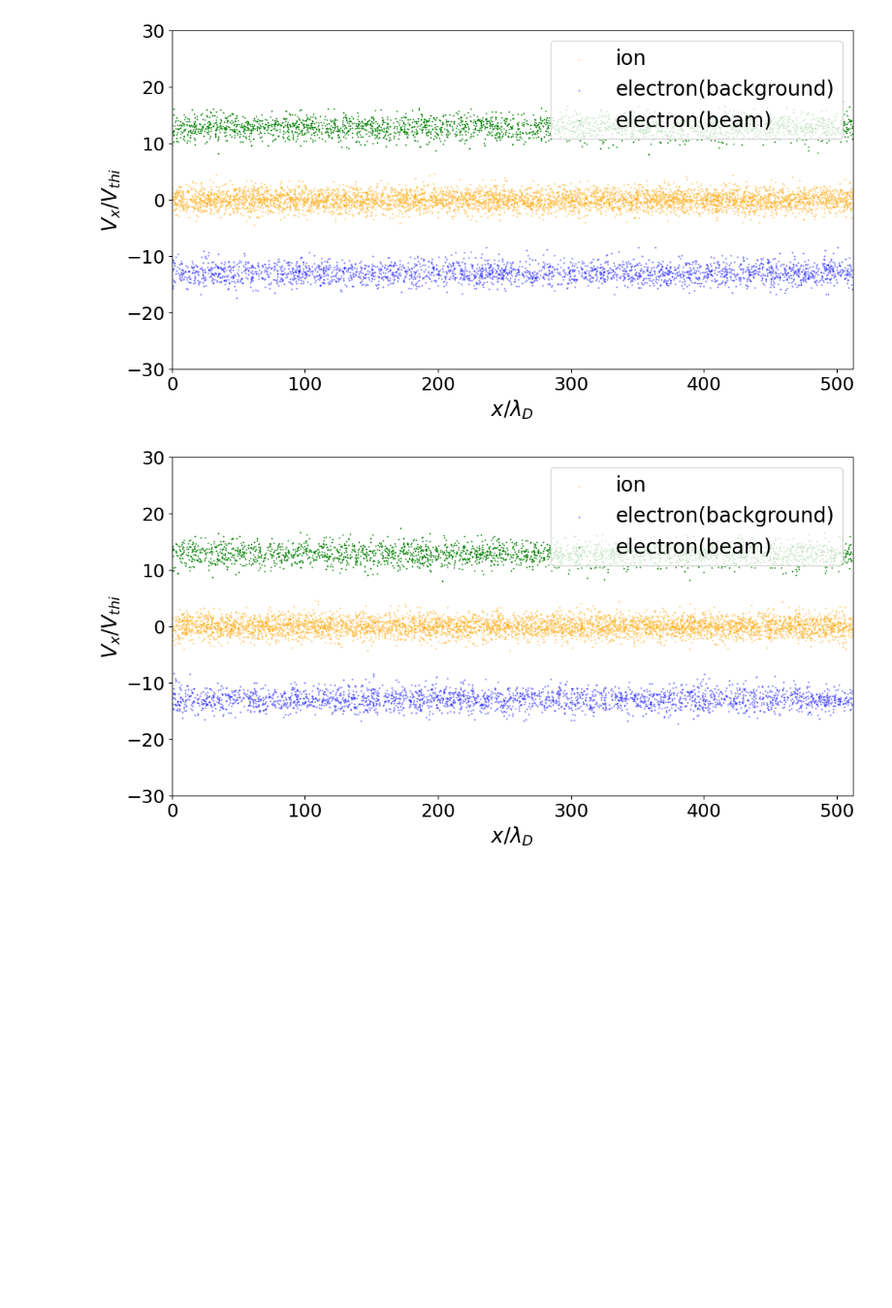
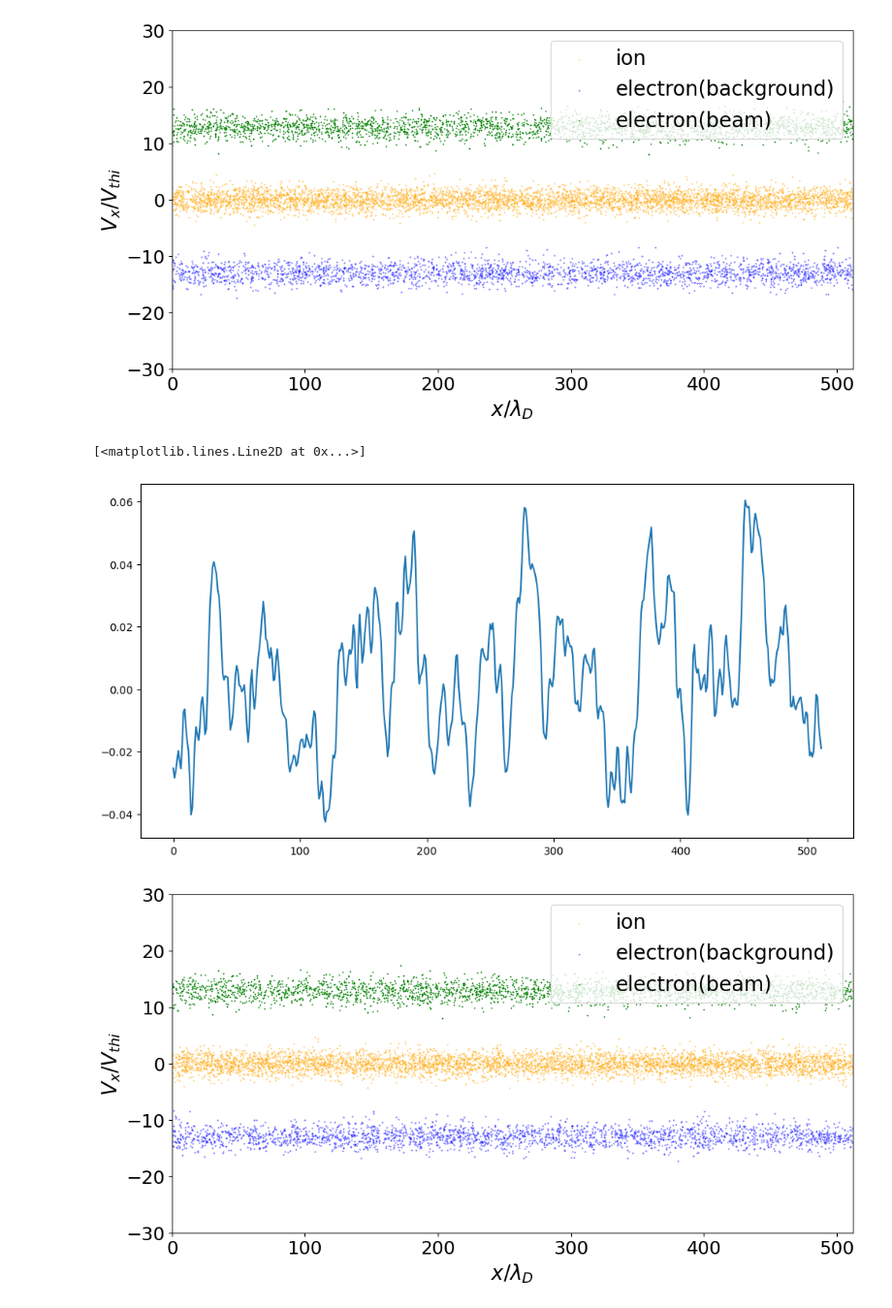
Before and after one commit to keita-akutagawa/pic_cpp_oop, a Jupyter notebook: examples_1D/two_stream_electron/PIC1D_two_stream_electron.ipynb, the cells around one changed output. Shown: that part at 97% size. Drawn from its saved outputs; the diff is of its cells as text; code cells hidden in the pictures; blank space fills up the shorter version.

```diff
--- a/examples_1D/two_stream_electron/PIC1D_two_stream_electron.ipynb
+++ b/examples_1D/two_stream_electron/PIC1D_two_stream_electron.ipynb
@@ -115,6 +87,18 @@ ax.legend(loc='upper right', fontsize=20)
 # %% [output]
 <matplotlib.legend.Legend at 0x...>
 [figure]
+# %%
+fig = plt.figure(figsize=(12, 6))
+ax = fig.add_subplot(111)
+
+step = 10000
+E = np.loadtxt(f"./results/two_stream_electron_E_{step}.txt", delimiter=',').reshape(3, n_x)
+B = np.loadtxt(f"./results/two_stream_electron_B_{step}.txt", delimiter=',').reshape(3, n_x)
+current = np.loadtxt(f"./results/two_stream_electron_current_{step}.txt", delimiter=',').reshape(3, n_x)
+ax.plot(E[0, :])
+# %% [output]
+[<matplotlib.lines.Line2D at 0x...>]
+[figure, added]
 # %%
 fig = plt.figure(figsize=(12, 6))
 ax = fig.add_subplot(111)
```
Also changed, not shown: parts of 2 cells of this notebook, 4 other files.
